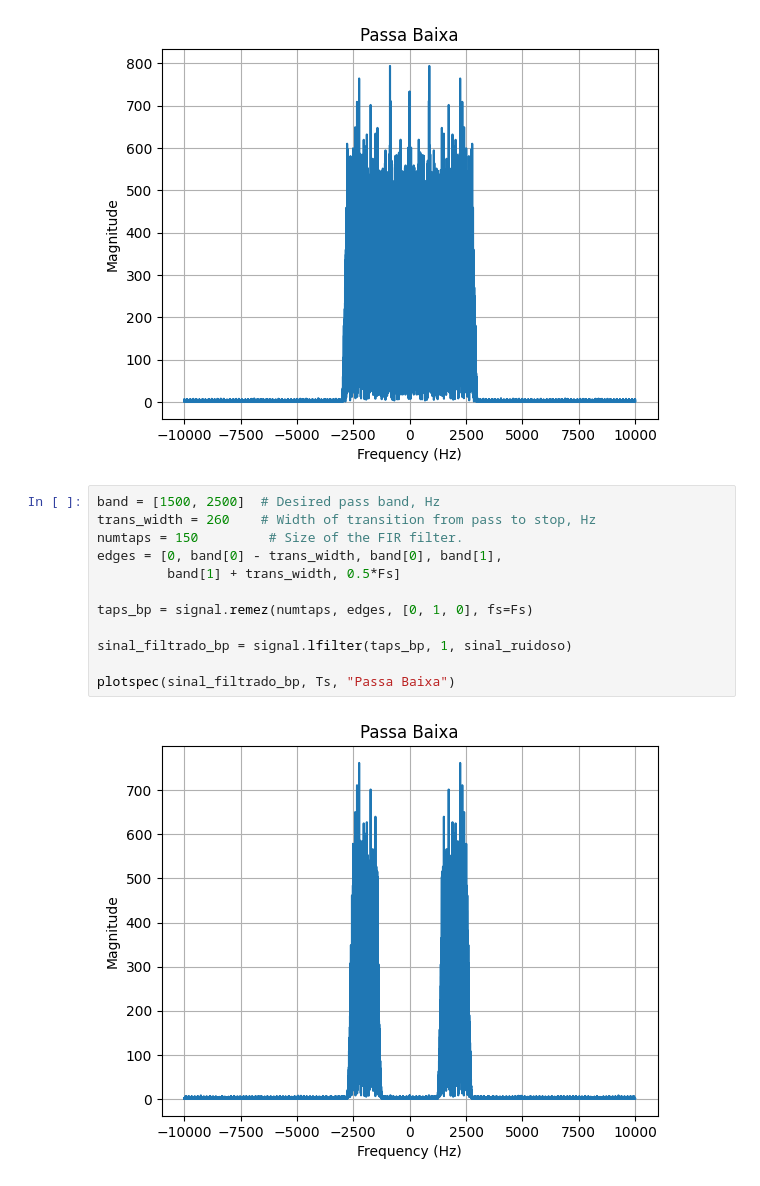
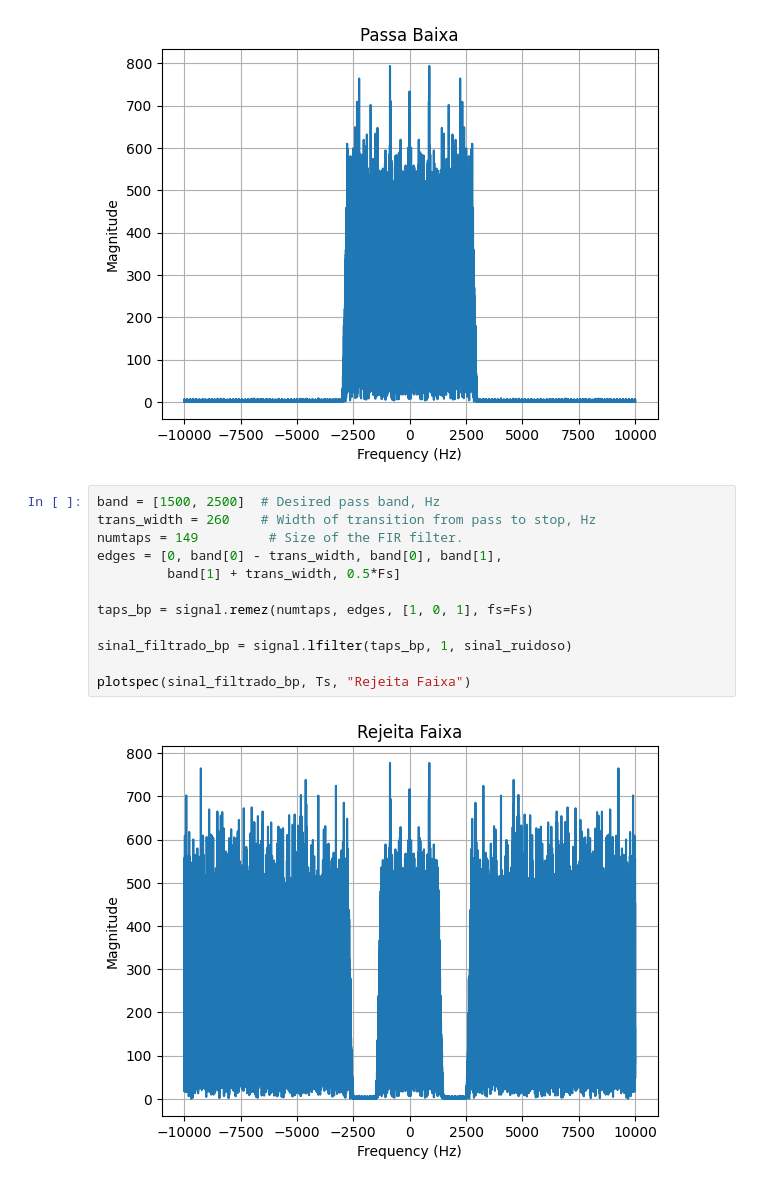
Before and after one commit to andrevale99/STD_DCA0107, a Jupyter notebook: U2/Lista_05/lista_05.ipynb, the cells around one changed output. Cells and saved outputs as stored; diff of their text form.

```diff
--- a/U2/Lista_05/lista_05.ipynb
+++ b/U2/Lista_05/lista_05.ipynb
@@ -152,14 +152,14 @@ plotspec(sinal_filtrado_lb, Ts, "Passa Baixa")
 # %%
 band = [1500, 2500]  # Desired pass band, Hz
 trans_width = 260    # Width of transition from pass to stop, Hz
-numtaps = 150         # Size of the FIR filter.
+numtaps = 149         # Size of the FIR filter.
 edges = [0, band[0] - trans_width, band[0], band[1],
          band[1] + trans_width, 0.5*Fs]
 
-taps_bp = signal.remez(numtaps, edges, [0, 1, 0], fs=Fs)
+taps_bp = signal.remez(numtaps, edges, [1, 0, 1], fs=Fs)
 
 sinal_filtrado_bp = signal.lfilter(taps_bp, 1, sinal_ruidoso)
 
-plotspec(sinal_filtrado_bp, Ts, "Passa Baixa")
+plotspec(sinal_filtrado_bp, Ts, "Rejeita Faixa")
 # %% [output]
-[figure, old version]
+[figure, new version]
```
Also changed, not shown: parts of 1 cell of this notebook.
